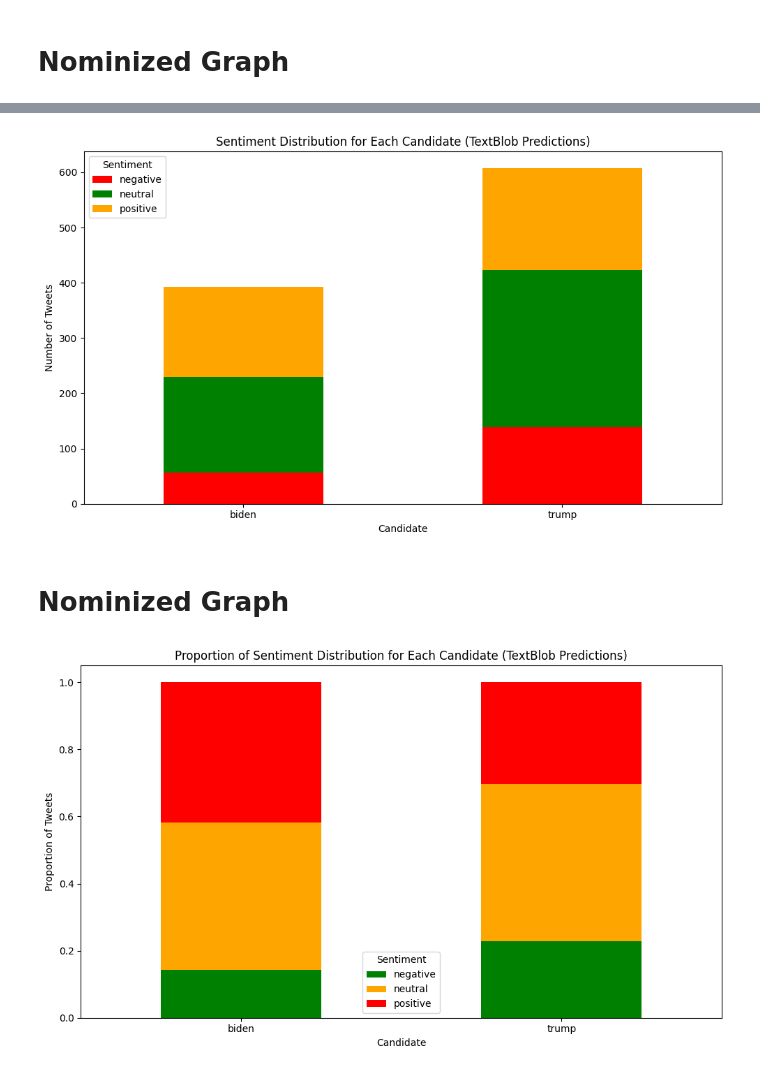
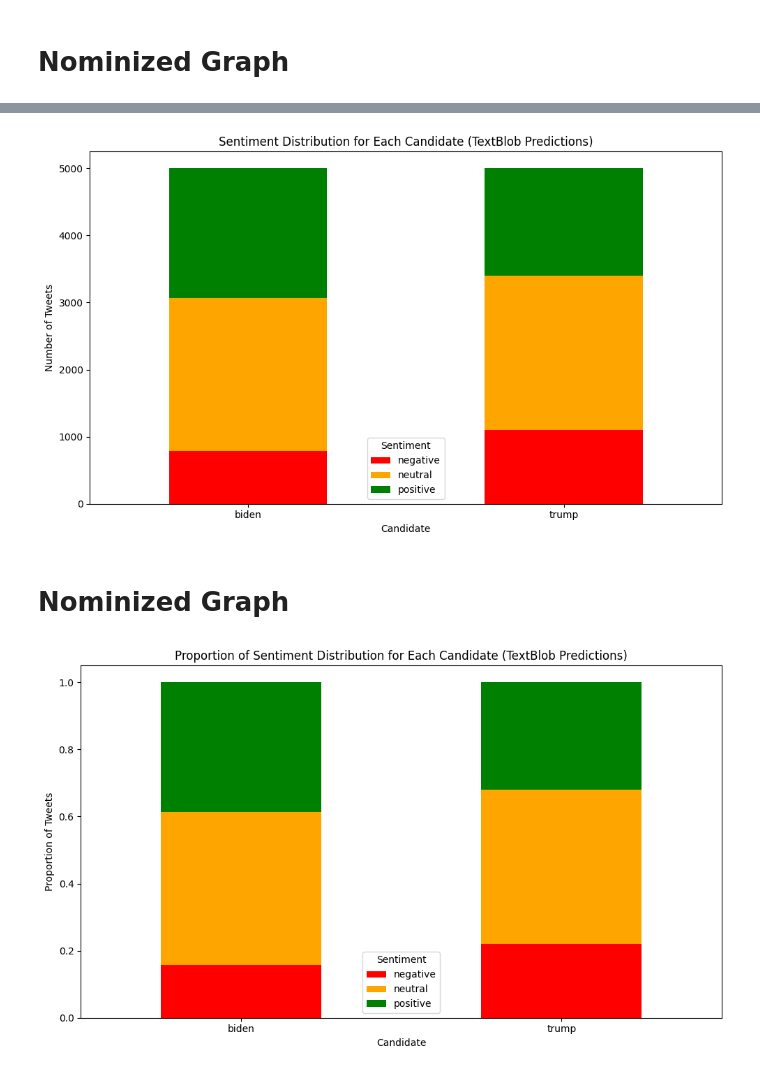
Before and after one commit to renatovfreitas/DataCircle_Twitter_Project, a Jupyter notebook: twitterSentimentLR.ipynb, the cells around one changed output, grey strips where cells are left out. Saved outputs shown, nothing was run; the diff lists cells and outputs as text; code cells hidden in the pictures.

Commit message:
balanced data of ten_thousand_tweets

```diff
--- a/twitterSentimentLR.ipynb
+++ b/twitterSentimentLR.ipynb
@@ -41,5 +42,5 @@ Saving thousand_tweets.csv to thousand_tweets (2).csv
 # %%
-df = pd.read_csv("thousand_tweets.csv")
+df = pd.read_csv("ten_thousand_tweets.csv")
 # %%
 print(df.head(5))
 # %% [output]
@@ -296,23 +299,23 @@ plt.show()
 # %%
 # Apply the function to classify sentiments
 # df['sentiment'] = df['polarity'].apply(get_polarity)
 
 # Count the occurrences of each sentiment for each candidate
 sentiment_counts = df.groupby(['candidate', 'sentiment']).size().unstack(fill_value=0)
 
 # Plotting the sentiment counts
-sentiment_counts.plot(kind='bar', stacked=True, color=['red', 'green', 'orange'], figsize=(10, 6))
+sentiment_counts.plot(kind='bar', stacked=True, color=['red', 'orange', 'green'], figsize=(10, 6))
 
 # Adding labels and title
 plt.title('Sentiment Distribution for Each Candidate (TextBlob Predictions)')
 plt.xlabel('Candidate')
 plt.ylabel('Number of Tweets')
 plt.xticks(rotation=0)  # Rotate x-axis labels for better readability
 plt.legend(title='Sentiment')  # Adjust labels as necessary
 plt.tight_layout()  # Adjust layout to make room for the legend
 plt.show()
 # %% [output]
-[figure, old version]
+[figure, new version]
 # %% [markdown]
 # Nominized Graph
 # %%
@@ -323,7 +326,7 @@ sentiment_counts = df.groupby(['candidate', 'sentiment']).size().unstack(fill_va
 sentiment_proportions = sentiment_counts.div(sentiment_counts.sum(axis=1), axis=0)
 
 # Plotting the sentiment proportions
-sentiment_proportions.plot(kind='bar', stacked=True, color=['green', 'orange', 'red'], figsize=(10, 6))
+sentiment_proportions.plot(kind='bar', stacked=True, color=['red', 'orange', 'green'], figsize=(10, 6))
 
 # Adding labels and title
 plt.title('Proportion of Sentiment Distribution for Each Candidate (TextBlob Predictions)')
@@ -334,4 +337,4 @@ plt.legend(title='Sentiment')  # Adjust labels as necessary
 plt.tight_layout()  # Adjust layout to make room for the legend
 plt.show()
 # %% [output]
-[figure, old version]
+[figure, new version]
```
Also changed, not shown: parts of 11 cells of this notebook.
